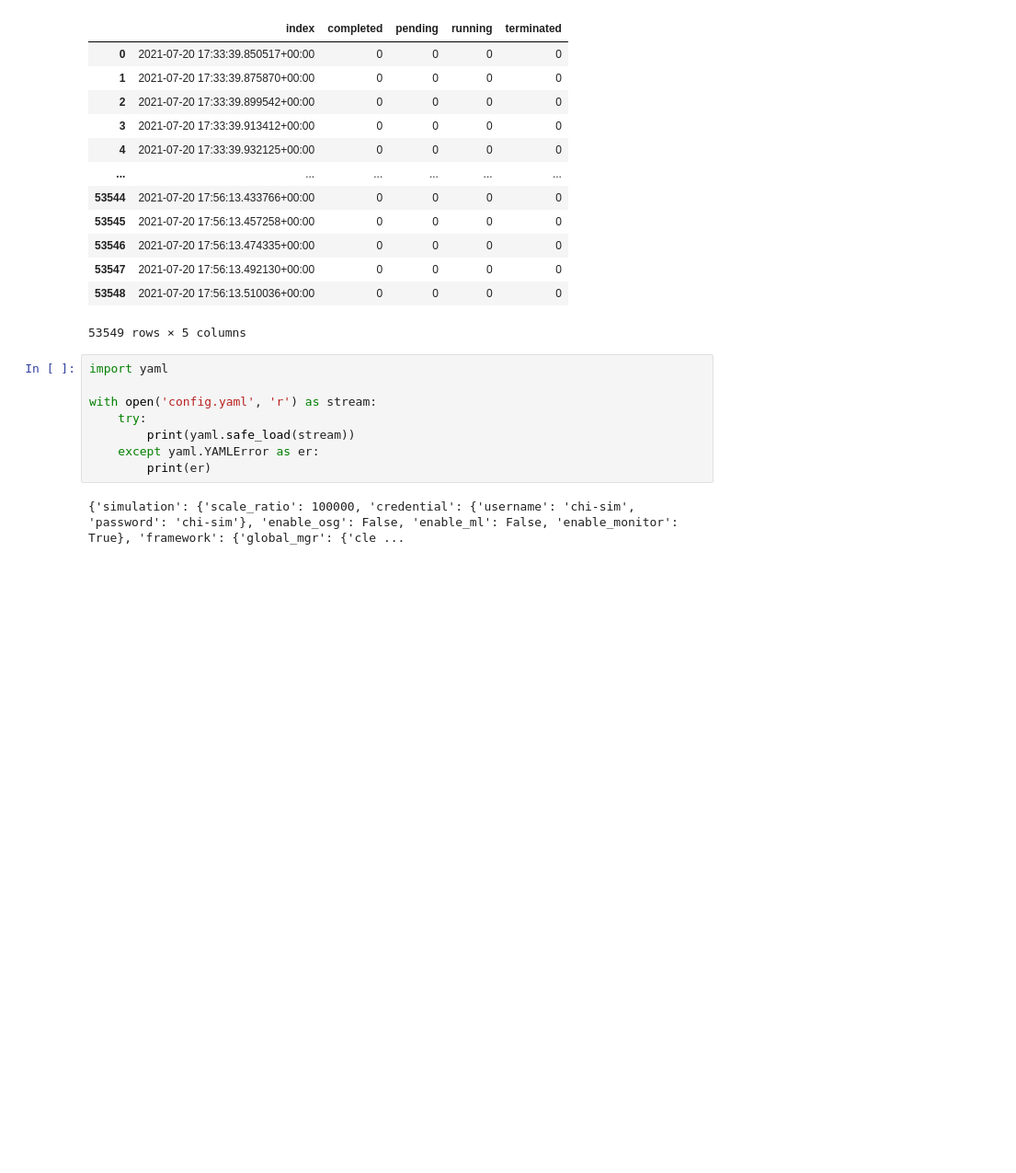
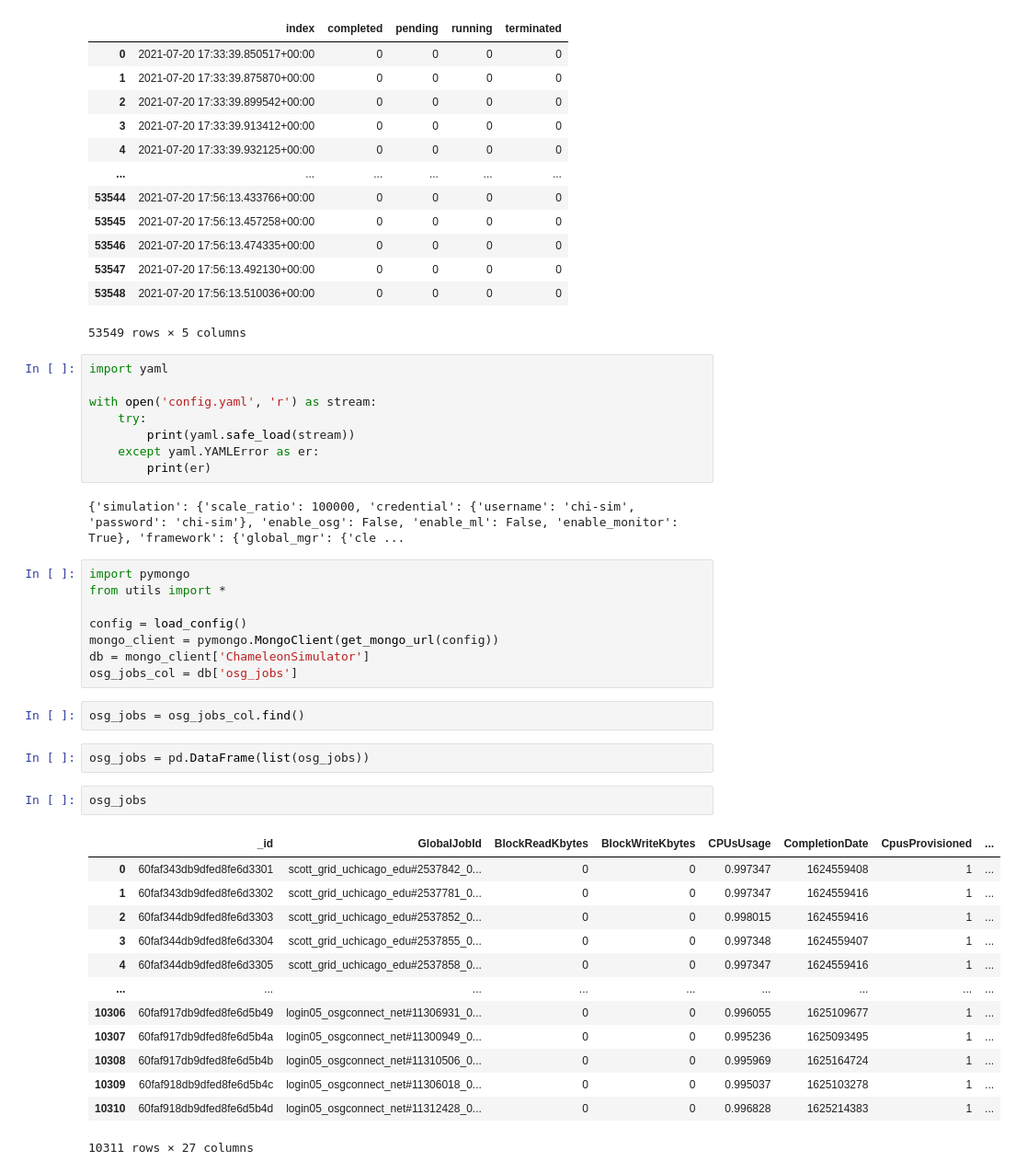
Before and after one commit to VUZhuangweiKang/CHISim, a Jupyter notebook: simulator/temp.ipynb, the cells around one changed output. Shown at 92% size. Drawn from its saved outputs; the diff is of its cells as text; blank space fills up the shorter version.

```diff
--- a/simulator/temp.ipynb
+++ b/simulator/temp.ipynb
@@ -52,3 +52,31 @@ with open('config.yaml', 'r') as stream:
         print(er)
 # %% [output]
 {'simulation': {'scale_ratio': 100000, 'credential': {'username': 'chi-sim', 'password': 'chi-sim'}, 'enable_osg': False, 'enable_ml': False, 'enable_monitor': True}, 'framework': {'global_mgr': {'cle ...
+# %%
+import pymongo
+from utils import *
+
+config = load_config()
+mongo_client = pymongo.MongoClient(get_mongo_url(config))
+db = mongo_client['ChameleonSimulator']
+osg_jobs_col = db['osg_jobs']
+# %%
+osg_jobs = osg_jobs_col.find()
+# %%
+osg_jobs = pd.DataFrame(list(osg_jobs))
+# %%
+osg_jobs
+# %% [output]
+|  | _id | GlobalJobId | BlockReadKbytes | BlockWriteKbytes | CPUsUsage | CompletionDate | CpusProvisioned | ... |
+| 0 | 60faf343db9dfed8fe6d3301 | scott_grid_uchicago_edu#2537842_0... | 0 | 0 | 0.997347 | 1624559408 | 1 | ... |
+| 1 | 60faf343db9dfed8fe6d3302 | scott_grid_uchicago_edu#2537781_0... | 0 | 0 | 0.997347 | 1624559416 | 1 | ... |
+| 2 | 60faf344db9dfed8fe6d3303 | scott_grid_uchicago_edu#2537852_0... | 0 | 0 | 0.998015 | 1624559416 | 1 | ... |
+| 3 | 60faf344db9dfed8fe6d3304 | scott_grid_uchicago_edu#2537855_0... | 0 | 0 | 0.997348 | 1624559407 | 1 | ... |
+| 4 | 60faf344db9dfed8fe6d3305 | scott_grid_uchicago_edu#2537858_0... | 0 | 0 | 0.997347 | 1624559416 | 1 | ... |
+| ... | ... | ... | ... | ... | ... | ... | ... | ... |
+| 10306 | 60faf917db9dfed8fe6d5b49 | login05_osgconnect_net#11306931_0... | 0 | 0 | 0.996055 | 1625109677 | 1 | ... |
+| 10307 | 60faf917db9dfed8fe6d5b4a | login05_osgconnect_net#11300949_0... | 0 | 0 | 0.995236 | 1625093495 | 1 | ... |
+| 10308 | 60faf917db9dfed8fe6d5b4b | login05_osgconnect_net#11310506_0... | 0 | 0 | 0.995969 | 1625164724 | 1 | ... |
+| 10309 | 60faf918db9dfed8fe6d5b4c | login05_osgconnect_net#11306018_0... | 0 | 0 | 0.995037 | 1625103278 | 1 | ... |
+| 10310 | 60faf918db9dfed8fe6d5b4d | login05_osgconnect_net#11312428_0... | 0 | 0 | 0.996828 | 1625214383 | 1 | ... |
+10311 rows × 27 columns
```
Also changed, not shown: parts of 2 cells of this notebook, 28 other files.
